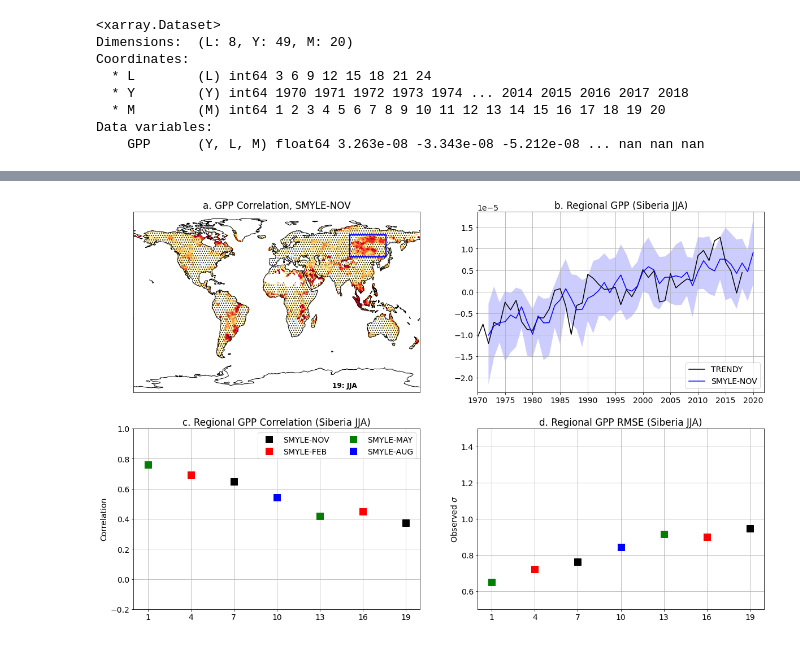
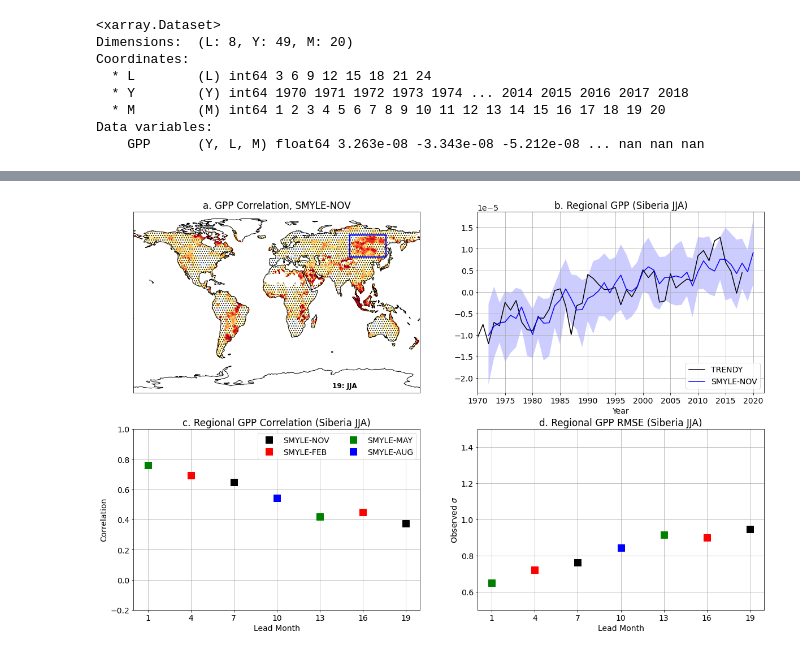
Before and after one commit to NCAR/SMYLE-analysis, a Jupyter notebook: notebooks/PaperFigs/SMYLEvsTRENDY_GPP.ipynb, the cells around one changed output, grey strips where cells are left out. Drawn from its saved outputs; the diff is of its cells as text; code cells hidden in the pictures.

Commit message:
added plot focusing on skill for JJA GPP over Siberia (with labels)

```diff
--- a/notebooks/PaperFigs/SMYLEvsTRENDY_GPP.ipynb
+++ b/notebooks/PaperFigs/SMYLEvsTRENDY_GPP.ipynb
@@ -683,6 +683,7 @@ ax2.set_xticks(np.arange(1970,2025,5))
 ax2.grid(True)
 ax2.set_xlim([1970,2022])
 ax2.set_title('b. Regional GPP (Siberia JJA)',loc='center')
+ax2.set_xlabel('Year')
 #ax2.set_ylim([-0.2,1])
 
 ax3 = fig.add_subplot(nrow,ncol,3)
@@ -704,6 +705,7 @@ ax3.set_xticks(leadmon)
 ax3.grid(True)
 ax3.set_xlim([0,20])
 ax3.set_ylim([-0.2,1])
+ax3.set_xlabel('Lead Month')
 
 ax4 = fig.add_subplot(nrow,ncol,4)
 ax4.set_ylabel(r'Observed $\sigma$', fontsize=14)
@@ -716,6 +718,7 @@ ax4.set_xticks(leadmon)
 ax4.grid(True)
 ax4.set_xlim([0,20])
 ax4.set_ylim([0.5,1.5])
+ax4.set_xlabel('Lead Month')
 
 plt.savefig('GPPskill_Siberia_JJA.png')
 # %% [output]
@@ -724 +727 @@ Wall time: 1.94 s
-[figure, old version]
+[figure, new version]
```
Also changed, not shown: parts of 2 cells of this notebook.
